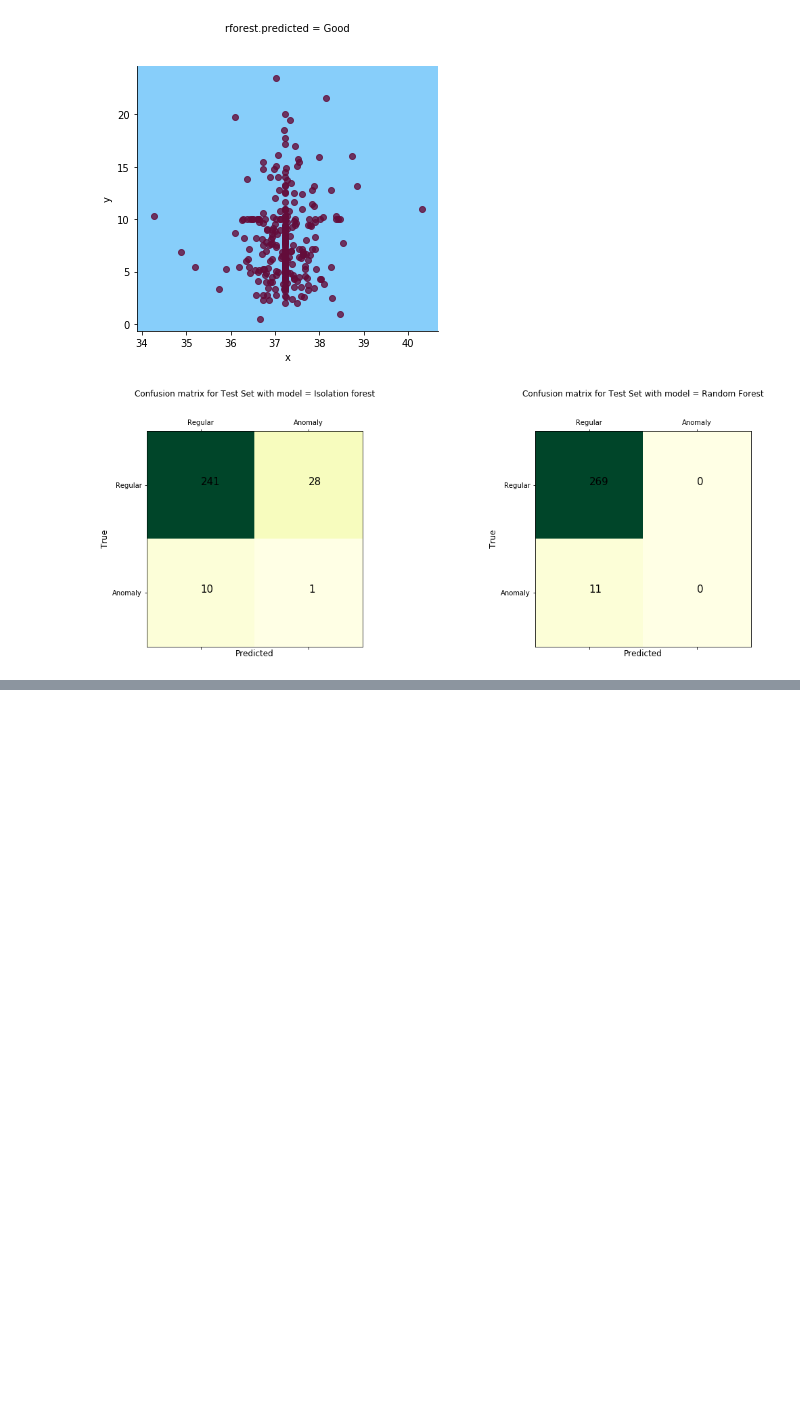
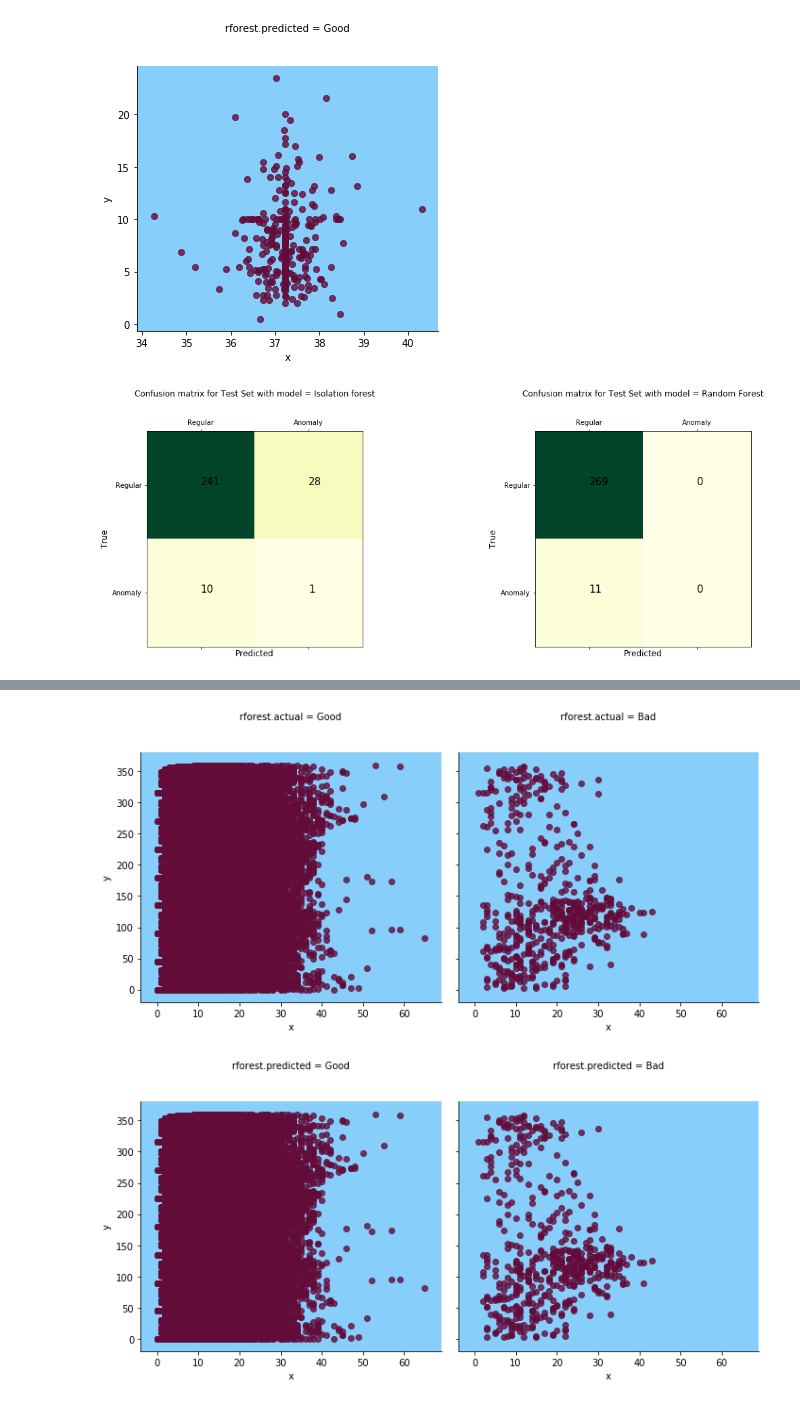
Before and after one commit to Anand191/AppliedDL, a Jupyter notebook: Ensemble _Trees_Comparison.ipynb, the cells around one changed output, grey strips where cells are left out. Saved outputs shown, nothing was run; the diff lists cells and outputs as text; code cells hidden in the pictures; blank space fills up the shorter version.

```diff
--- a/Ensemble _Trees_Comparison.ipynb
+++ b/Ensemble _Trees_Comparison.ipynb
@@ -174,0 +224,7 @@ plt.show()
+# %%
+df3_rf, plot_x, plot_y, cols = plot_prep(data_splits,rfc3_trained, 0, 0, "rforest")
+plot_data(df3_rf, x=plot_x, y=plot_y, col=cols[0])
+plot_data(df3_rf, x=plot_x, y=plot_y, col=cols[1])
+# %% [output]
+[figure, added]
+[figure, added]
```
Also changed, not shown: parts of 12 cells of this notebook, 3 other files.
